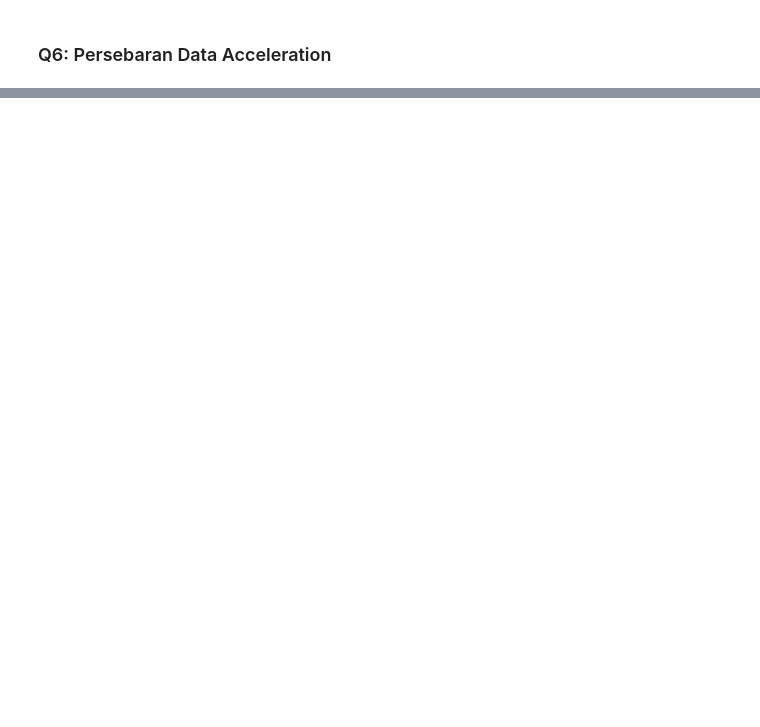
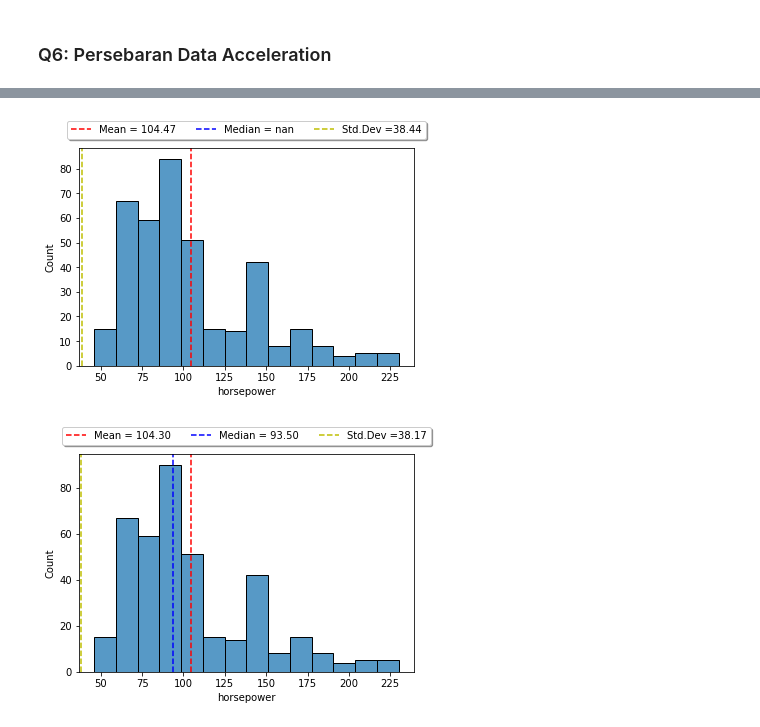
Before and after one commit to UvoChrollo/Pythonista, a Jupyter notebook: Notebook/Machine Learning/Linear Regression - MPG Dataset.ipynb, the cells around one changed output, grey strips where cells are left out. Cells and saved outputs as stored; diff of their text form; code cells hidden in the pictures; blank space fills up the shorter version.

```diff
--- a/Notebook/Machine Learning/Linear Regression - MPG Dataset.ipynb
+++ b/Notebook/Machine Learning/Linear Regression - MPG Dataset.ipynb
@@ -205,0 +206,9 @@ AttributeError: 'str' object has no attribute 'astype'
+# %%
+stat_hist_desc(column=df_mpg['horsepower'],data=df_mpg)
+
+df_mpg['horsepower'] = df_mpg['horsepower'].fillna(df_mpg['horsepower'].median())
+
+stat_hist_desc(column=df_mpg['horsepower'],data=df_mpg)
+# %% [output]
+[figure, added]
+[figure, added]
```
Also changed, not shown: parts of 15 cells of this notebook.
